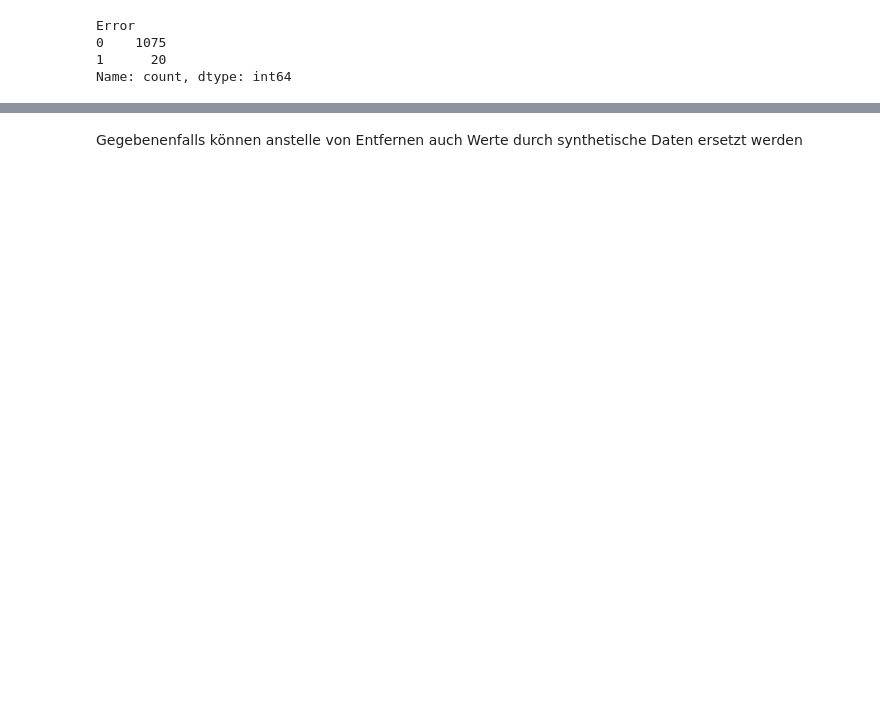
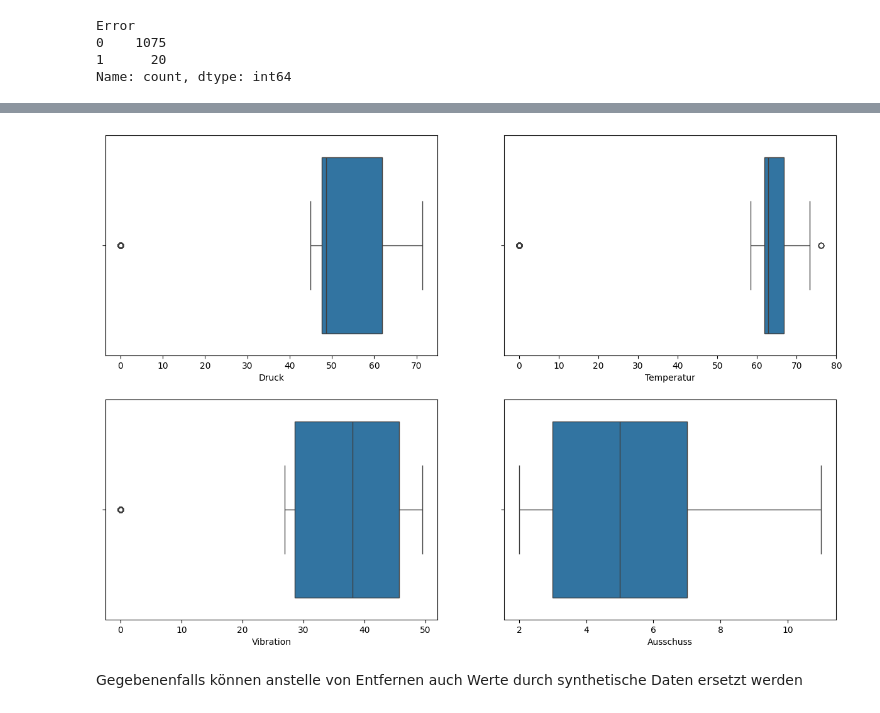
Before and after one commit to Flitschi7/big-data-management, a Jupyter notebook: notebook/Data-Prep-Wartung.ipynb, the cells around one changed output, grey strips where cells are left out. Drawn from its saved outputs; the diff is of its cells as text; code cells hidden in the pictures; blank space fills up the shorter version.

```diff
--- a/notebook/Data-Prep-Wartung.ipynb
+++ b/notebook/Data-Prep-Wartung.ipynb
@@ -163,0 +273,4 @@ Name: count, dtype: int64
+# %%
+#ausreißer entfernen druck über 100 aber leere behalten
+d2 = d2[(d2['Druck'] < 100) | (d2['Druck'].isnull())]
+d2.info()
@@ -164,3 +296,13 @@ Name: count, dtype: int64
+# %%
+#Ausreißer überprüfen
+fig, ax = plt.subplots(2,2, figsize=(15,10))
+sns.boxplot(x=d2['Druck'], ax=ax[0,0])
+sns.boxplot(x=d2['Temperatur'], ax=ax[0,1])
+sns.boxplot(x=d2['Vibration'], ax=ax[1,0])
+sns.boxplot(x=d2['Ausschuss'], ax=ax[1,1])
+plt.show()
+# %% [output]
+[figure, added]
 # %% [markdown]
 Gegebenenfalls können anstelle von Entfernen auch Werte durch synthetische Daten ersetzt werden
 # %%
```
Also changed, not shown: parts of 18 cells of this notebook.
